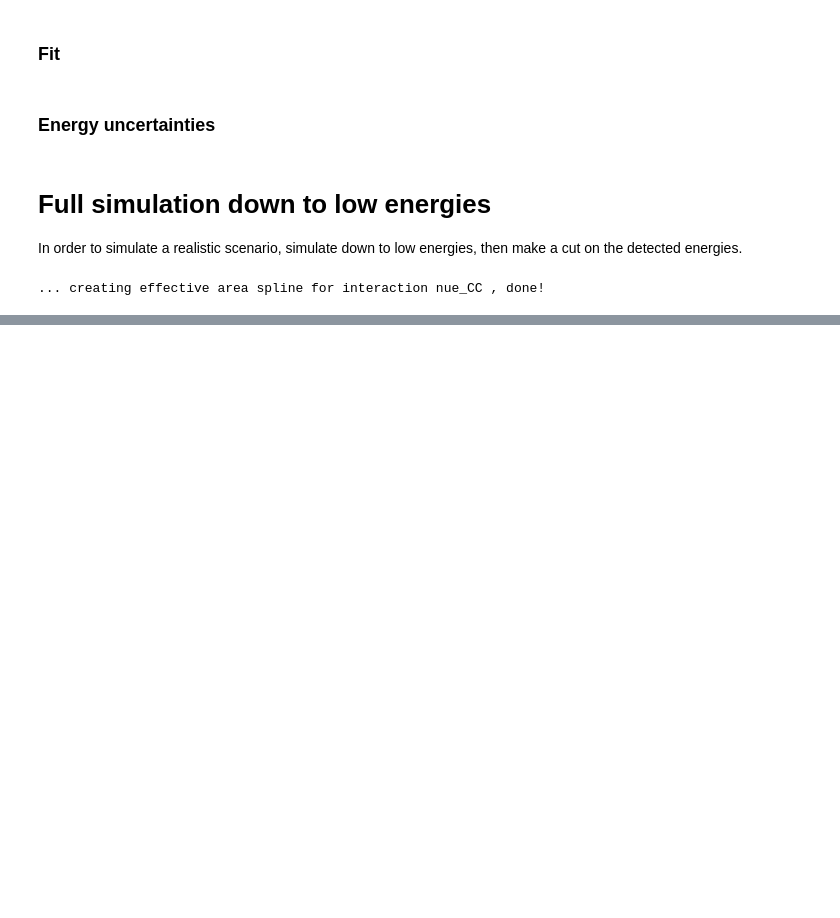
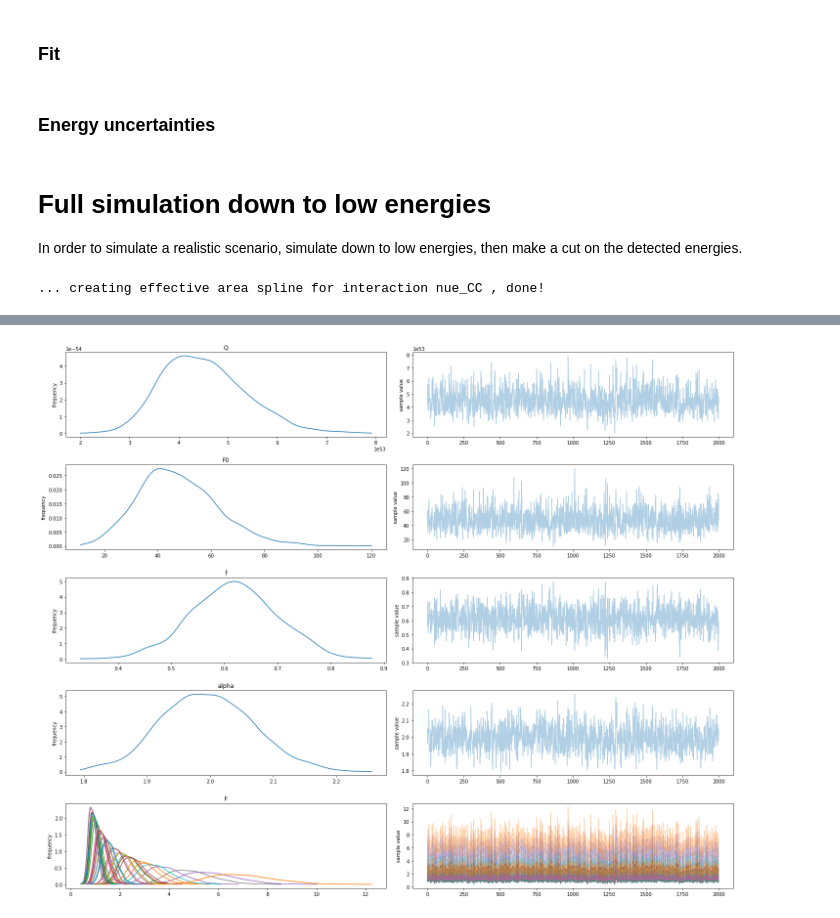
Before and after one commit to specktakel/hierarchical_nu, a Jupyter notebook: dev/statistical_model/4_energy_threshold/Eth_effects.ipynb, the cells around one changed output, grey strips where cells are left out. Cells and saved outputs as stored; diff of their text form; code cells hidden in the pictures; blank space fills up the shorter version.

```diff
--- a/dev/statistical_model/4_energy_threshold/Eth_effects.ipynb
+++ b/dev/statistical_model/4_energy_threshold/Eth_effects.ipynb
@@ -353,0 +356,33 @@ ax.legend();
+# %%
+# Get precomputed eps factor
+with h5py.File('data/precomputed_integral_1e4_100_nouncert.h5', 'r') as f5:
+    alpha_grid = f5['alpha_grid'].value
+    integral_grid = f5['integral_grid'].value
+# %%
+# Prepare fit inputs
+fit_input = {}
+fit_input['N'] = len(event.unit_vector)
+fit_input['omega_det'] = event.unit_vector
+fit_input['Emin'] = Eth # Emin as Eth -> approximate!
+fit_input['f_E'] = 0.1
+fit_input['Edet'] = Edet
+fit_input['Ns'] = Ns
+fit_input['varpi'] = source.unit_vector
+fit_input['D'] = sim_input['D']
+fit_input['z'] = sim_input['z']
+fit_input['kappa'] = sim_input['kappa']
+
+# Exposure
+fit_input['Ngrid'] = len(alpha_grid)
+fit_input['alpha_grid'] = alpha_grid
+fit_input['integral_grid'] = integral_grid
+fit_input['T'] = sim_input['T']
+
+# Debugging
+fit_input['Q_scale'] = sim_input['Q'] * E_scale
+fit_input['F0_scale'] = sim_input['F0'] * E_scale
+# %%
+# Compile the model
+model = stan_utility.compile_model(filename = 'stan/joint_cascade_model_Eth.stan',
+                                   model_name = 'Eth_model',
+                                   include_paths = 'stan/')
@@ -353,0 +391,8 @@ ax.legend();
+# %%
+fit = model.sampling(data = fit_input, iter = 1000, chains = 4, seed = random_seed)
+# %%
+# View chains
+fig = fit.plot([r'Q', r'F0', r'f', r'alpha', r'F']);
+fig.set_size_inches(20, 16)
+fig.tight_layout()
+# %% [output]
@@ -353,0 +400 @@ ax.legend();
+[figure, added]
```
Also changed, not shown: parts of 11 cells of this notebook, 1 other file.
